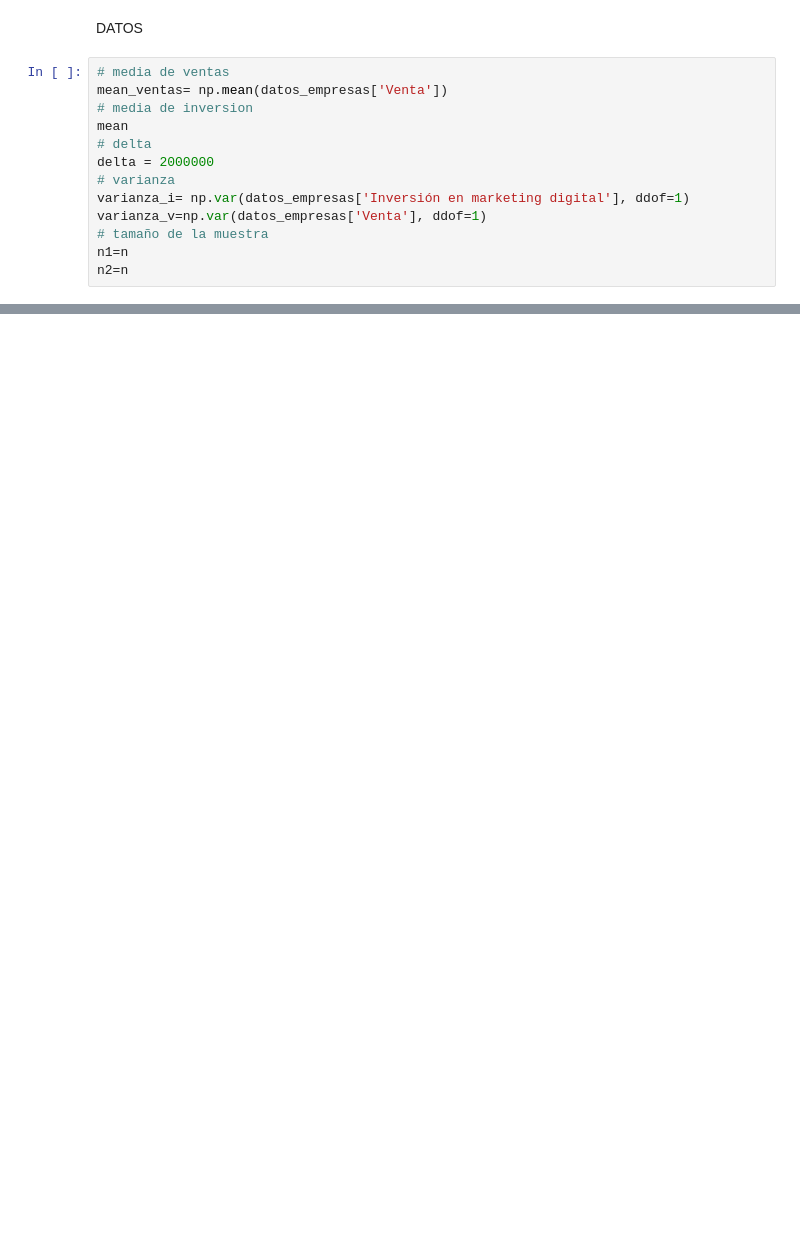
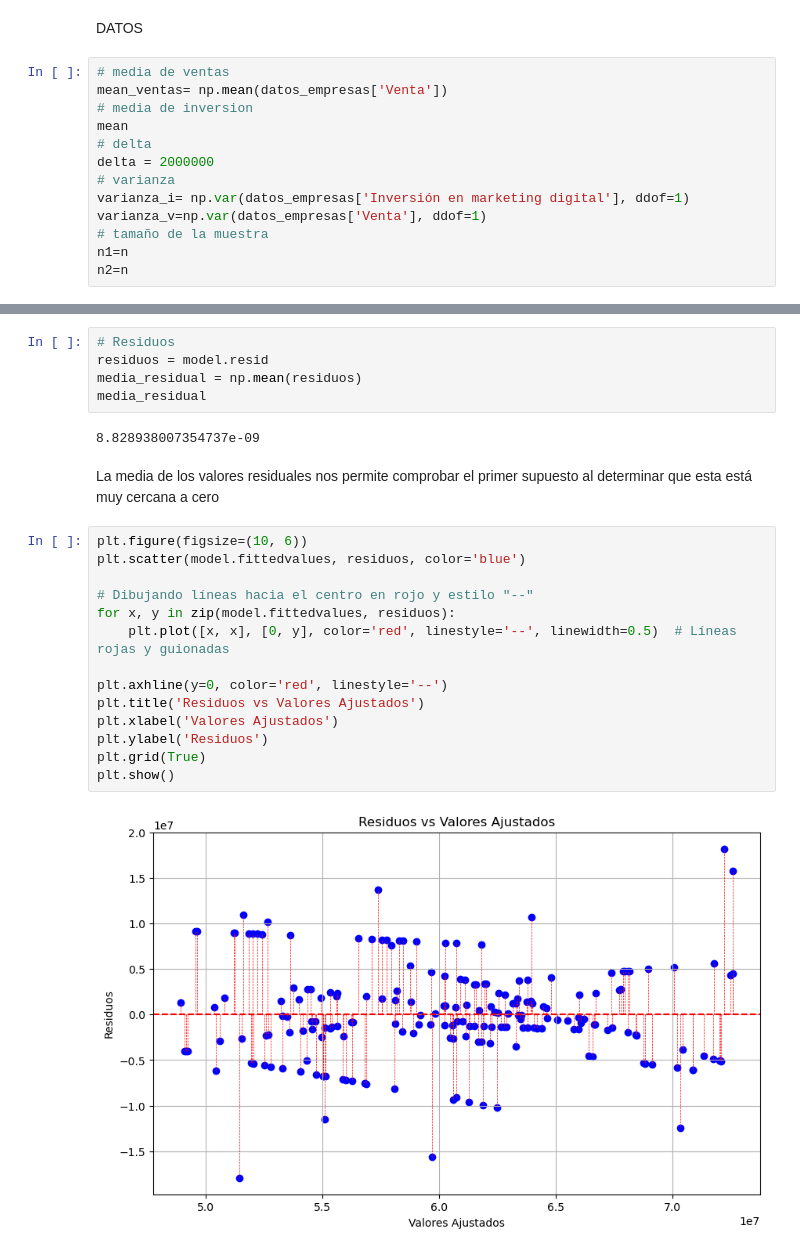
Before and after one commit to Andres-Fonseca/estadistica, a Jupyter notebook: estadistica_2.ipynb, the cells around one changed output, grey strips where cells are left out. Drawn from its saved outputs; the diff is of its cells as text; blank space fills up the shorter version.

```diff
--- a/estadistica_2.ipynb
+++ b/estadistica_2.ipynb
@@ -87,0 +244,25 @@ n2=n
+# %%
+# Residuos
+residuos = model.resid
+media_residual = np.mean(residuos)
+media_residual
+# %% [output]
+8.828938007354737e-09
+# %% [markdown]
+La media de los valores residuales nos permite comprobar el primer supuesto al determinar que esta está muy cercana a cero
+# %%
+plt.figure(figsize=(10, 6))
+plt.scatter(model.fittedvalues, residuos, color='blue')
+
+# Dibujando líneas hacia el centro en rojo y estilo "--"
+for x, y in zip(model.fittedvalues, residuos):
+    plt.plot([x, x], [0, y], color='red', linestyle='--', linewidth=0.5)  # Líneas rojas y guionadas
+
+plt.axhline(y=0, color='red', linestyle='--')
+plt.title('Residuos vs Valores Ajustados')
+plt.xlabel('Valores Ajustados')
+plt.ylabel('Residuos')
+plt.grid(True)
+plt.show()
+# %% [output]
+[figure, added]
```
Also changed, not shown: parts of 35 cells of this notebook, 1 other file.
